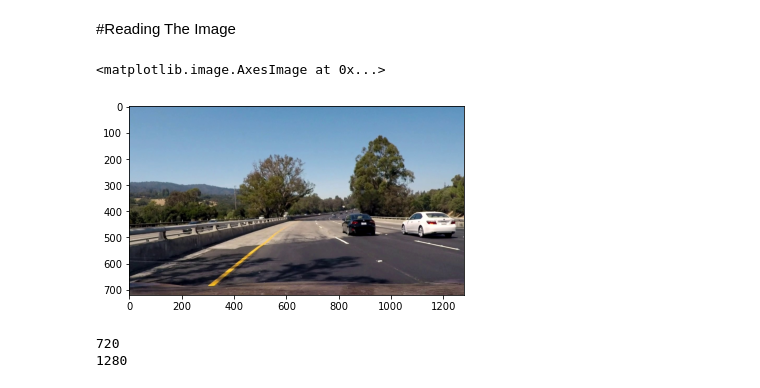
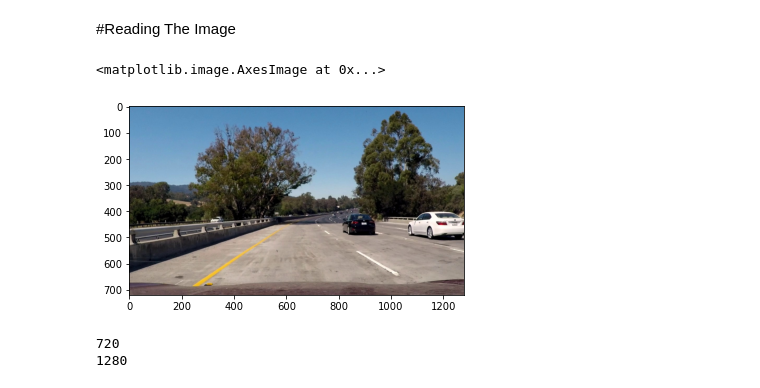
Before and after one commit to Mariamalaa015/Lane-detection, a Jupyter notebook: trial.ipynb, the cells around one changed output. Cells and saved outputs as stored; diff of their text form; code cells hidden in the pictures.

```diff
--- a/trial.ipynb
+++ b/trial.ipynb
@@ -11,11 +10,11 @@ from moviepy.editor import VideoFileClip
 # %% [markdown]
 #Reading The Image
 # %%
-image = cv2.imread("test1.jpg")
+image = cv2.imread("test3.jpg")
 plt.imshow(cv2.cvtColor(image, cv2.COLOR_BGR2RGB))
 # %% [output]
 <matplotlib.image.AxesImage at 0x...>
-[figure, old version]
+[figure, new version]
 # %%
 height = image.shape[0]
 print(height)
```
Also changed, not shown: parts of 21 cells of this notebook, 5 other files.
